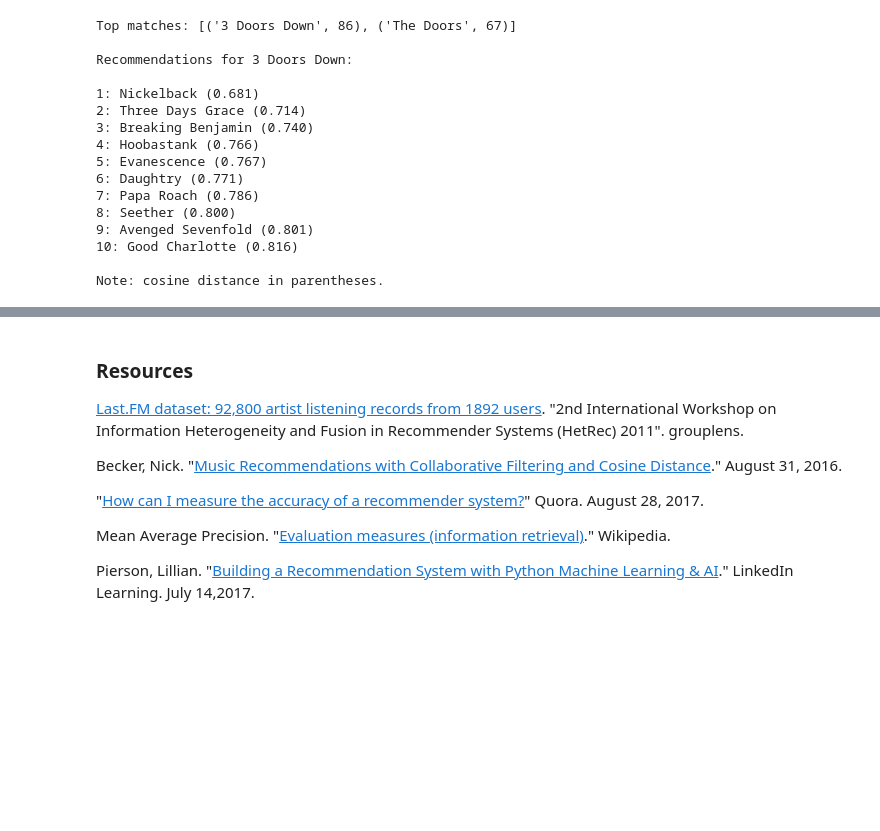
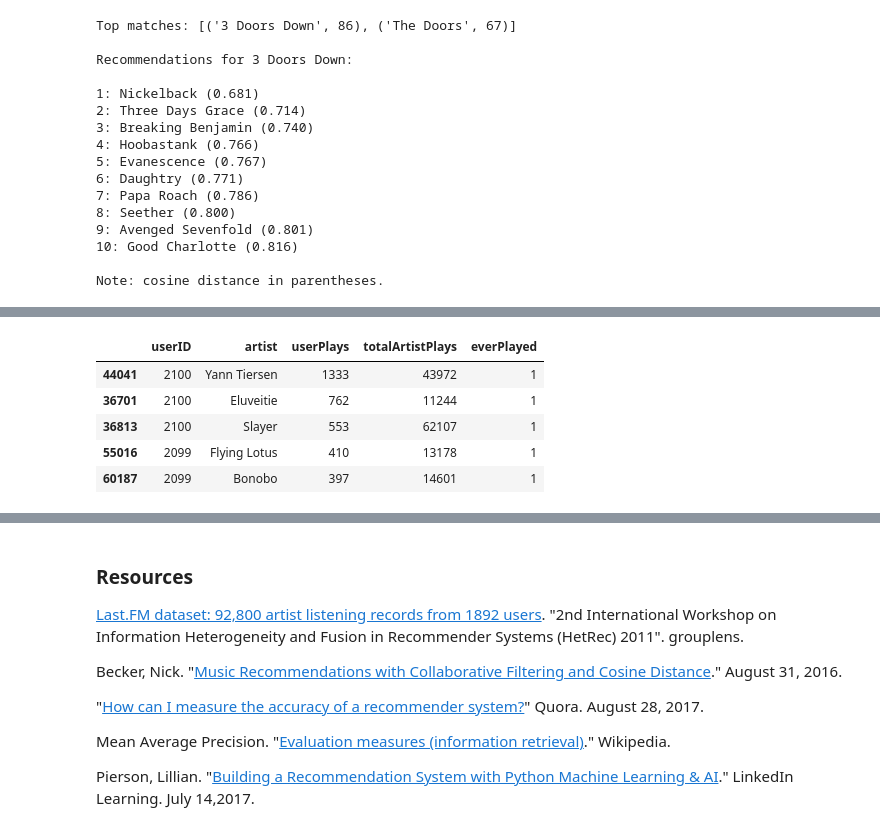
Before and after one commit to cipher813/recommender_system, a Jupyter notebook: notebooks/LastFM_CollaborativeRecommendationEngine.ipynb, the cells around one changed output, grey strips where cells are left out. Saved outputs shown, nothing was run; the diff lists cells and outputs as text; code cells hidden in the pictures; blank space fills up the shorter version.

```diff
--- a/notebooks/LastFM_CollaborativeRecommendationEngine.ipynb
+++ b/notebooks/LastFM_CollaborativeRecommendationEngine.ipynb
@@ -721,0 +754,9 @@ Note: cosine distance in parentheses.
+# %%
+df.head()
+# %% [output]
+|  | userID | artist | userPlays | totalArtistPlays | everPlayed |
+| 44041 | 2100 | Yann Tiersen | 1333 | 43972 | 1 |
+| 36701 | 2100 | Eluveitie | 762 | 11244 | 1 |
+| 36813 | 2100 | Slayer | 553 | 62107 | 1 |
+| 55016 | 2099 | Flying Lotus | 410 | 13178 | 1 |
+| 60187 | 2099 | Bonobo | 397 | 14601 | 1 |
```
Also changed, not shown: parts of 22 cells of this notebook.
